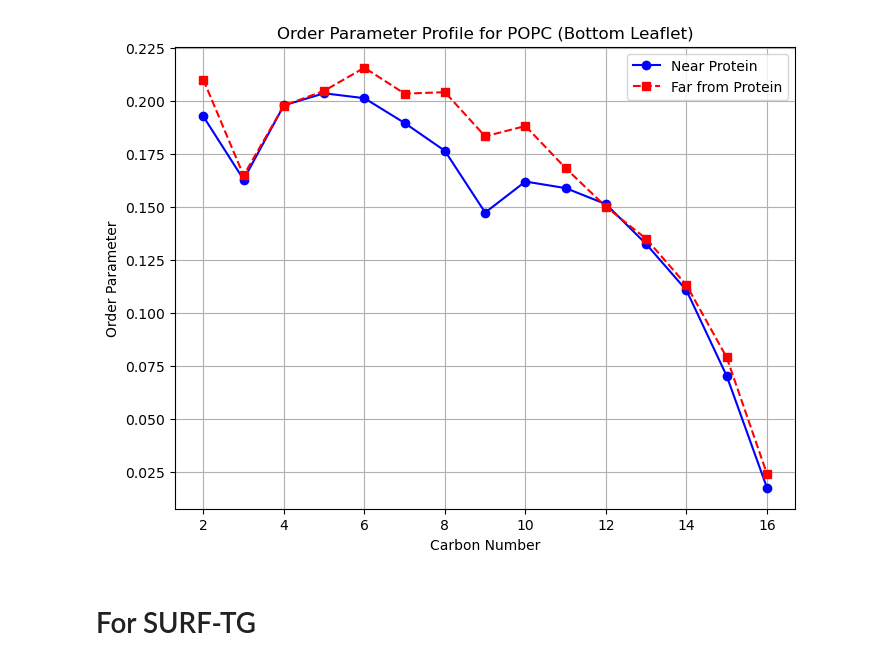
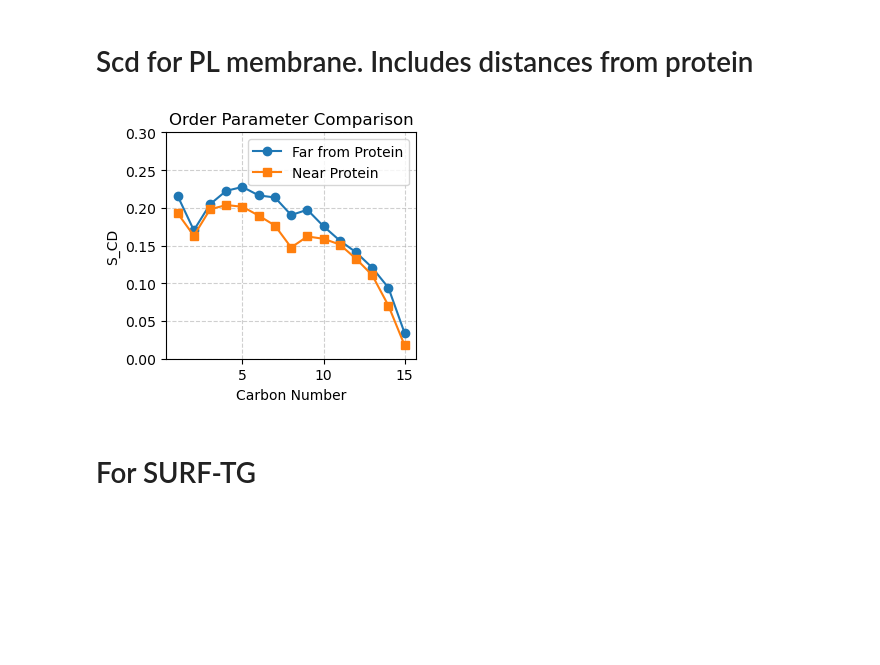
Before and after one commit to jaybraunjr/surface_properties, a Jupyter notebook: surface_properties/examples/order_1.ipynb, the cells around one changed output. Drawn from its saved outputs; the diff is of its cells as text; code cells hidden in the pictures; blank space fills up the shorter version.

```diff
--- a/surface_properties/examples/order_1.ipynb
+++ b/surface_properties/examples/order_1.ipynb
@@ -48,28 +20,47 @@ POPC1_protein_results = order.run_op(
-# %%
-
-POPC1_far = np.loadtxt('POPC1_far.dat')
-POPC1_near_protein = np.loadtxt('POPC1_near_protein.dat')
-
-# Extract carbon numbers and order parameters from each file
-carbon_numbers_near = POPC1_near_protein[:, 0]
-order_parameters_near = POPC1_near_protein[:, 1]
-
-carbon_numbers_far = POPC1_far[:, 0]
-order_parameters_far = POPC1_far[:, 1]
-
-# Plot the data
-plt.figure(figsize=(8, 6))
-plt.plot(carbon_numbers_near, order_parameters_near, marker='o', linestyle='-', color='b', label='Near Protein')
-plt.plot(carbon_numbers_far, order_parameters_far, marker='s', linestyle='--', color='r', label='Far from Protein')
-
-plt.xlabel('Carbon Number')
-plt.ylabel('Order Parameter')
-plt.title('Order Parameter Profile for POPC (Bottom Leaflet)')
-plt.legend()
-plt.grid(True)
-plt.show()
-# %% [output]
-[figure, removed]
+# %% [markdown]
+# Scd for PL membrane. Includes distances from protein
+# %%
+halfz = u.dimensions[2] / 2
+start_frame = 980
+end_frame = 1000
+
+# Far from protein
+selection_far = f"resname POPC and (around 30 protein) and (not around 20 protein) and prop z > {halfz}"
+op_far = OrderParameters(
+    u, atomlists=analysis.opc.POPC1,
+    selection=selection_far,
+    start=start_frame, stop=end_frame
+)
+op_far.run()
+res_far = op_far.results['output']
+
+# Near protein
+selection_near = f"resname POPC and (around 10 protein) and prop z > {halfz}"
+op_near = OrderParameters(
+    u, atomlists=analysis.opc.POPC1,
+    selection=selection_near,
+    start=start_frame, stop=end_frame
+)
+op_near.run()
+res_near = op_near.results['output']
+# %%
+carbons = res_far[:, 0]
+scd_far = res_far[:, 1]
+scd_near = res_near[:, 1]
+
+plt.figure(figsize=(3.4, 3.2))
+plt.plot(carbons, scd_far, label='Far from Protein', marker='o')
+plt.plot(carbons, scd_near, label='Near Protein', marker='s')
+plt.xlabel("Carbon Number")
+plt.ylabel("S_CD")
+plt.title("Order Parameter Comparison")
+plt.grid(True, linestyle='--', alpha=0.6)
+plt.ylim(0, 0.3)
+plt.legend()
+plt.tight_layout()
+plt.show()
+# %% [output]
+[figure, added]
 # %% [markdown]
 # For SURF-TG
 # %%
```
Also changed, not shown: parts of 11 cells of this notebook, 9 other files.
